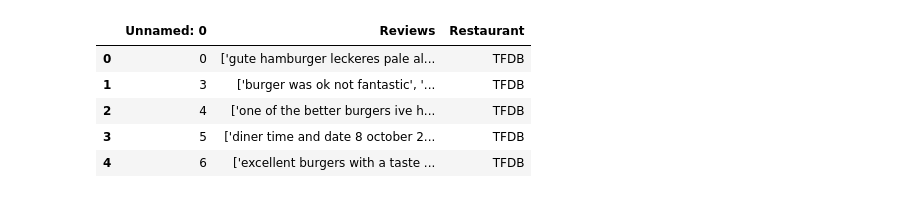
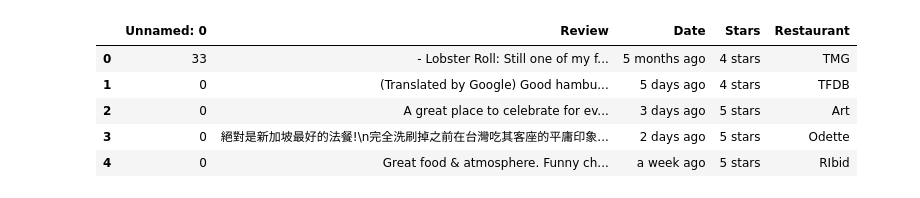
Before and after one commit to VibhuKrovvidi/BT4222Project, a Jupyter notebook: Tagging Data.ipynb, the cells around one changed output. Drawn from its saved outputs; the diff is of its cells as text; code cells hidden in the pictures.

Commit message:
Update tagging data code and file

```diff
--- a/Tagging Data.ipynb
+++ b/Tagging Data.ipynb
@@ -35,11 +36,11 @@ Mounted at /content/gdrive
 # %%
-data = pd.read_csv('gdrive/My Drive/cleaned_data.csv', header=0, index_col=None)
+data = pd.read_csv('gdrive/My Drive/scraped_output_cleaned.csv', header=0, index_col=None)
 data.head()
 # %% [output]
-|  | Unnamed: 0 | Reviews | Restaurant |
-| 0 | 0 | ['gute hamburger leckeres pale al... | TFDB |
-| 1 | 3 | ['burger was ok not fantastic', '... | TFDB |
-| 2 | 4 | ['one of the better burgers ive h... | TFDB |
-| 3 | 5 | ['diner time and date 8 october 2... | TFDB |
-| 4 | 6 | ['excellent burgers with a taste ... | TFDB |
+|  | Unnamed: 0 | Review | Date | Stars | Restaurant |
+| 0 | 33 | - Lobster Roll: Still one of my f... | 5 months ago | 4 stars | TMG |
+| 1 | 0 | (Translated by Google) Good hambu... | 5 days ago | 4 stars | TFDB |
+| 2 | 0 | A great place to celebrate for ev... | 3 days ago | 5 stars | Art |
+| 3 | 0 | 絕對是新加坡最好的法餐!\n完全洗刷掉之前在台灣吃其客座的平庸印象... | 2 days ago | 5 stars | Odette |
+| 4 | 0 | Great food & atmosphere. Funny ch... | a week ago | 5 stars | RIbid |
 # %%
```
Also changed, not shown: parts of 30 cells of this notebook, 2 other files.
